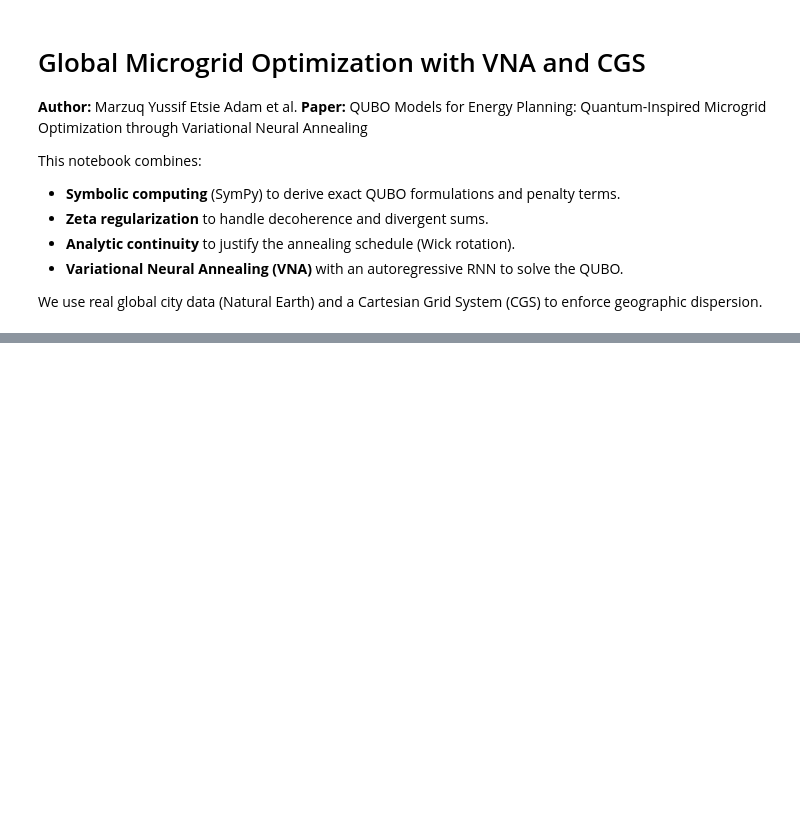
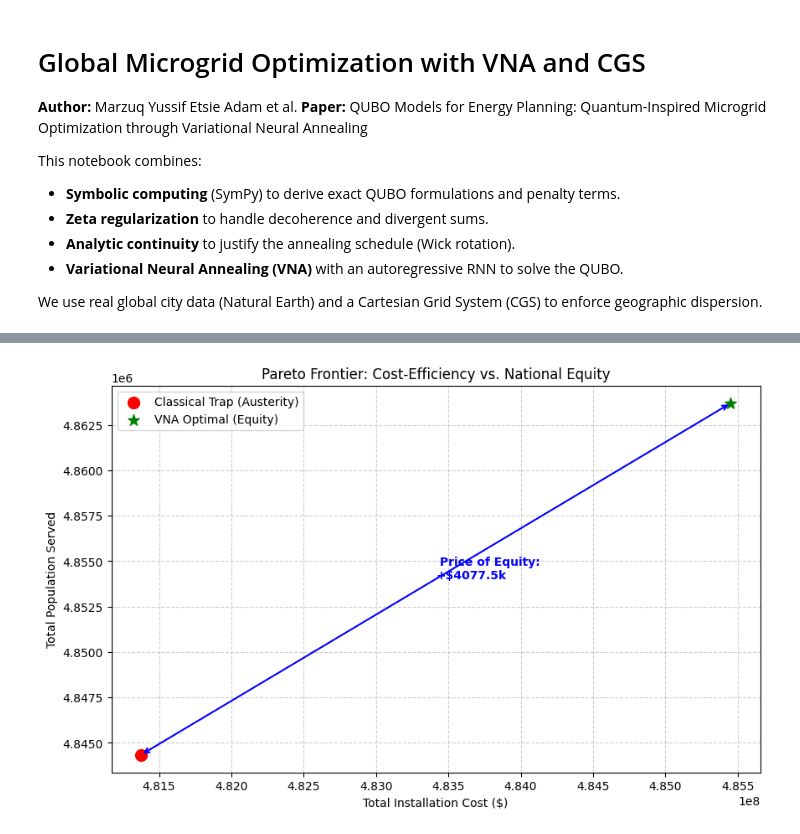
Before and after one commit to Marzuq-sci/Africa-Quantum-Revolution, a Jupyter notebook: VNA_Large_scale.ipynb, the cells around one changed output, grey strips where cells are left out. Drawn from its saved outputs; the diff is of its cells as text; code cells hidden in the pictures; blank space fills up the shorter version.

```diff
--- a/VNA_Large_scale.ipynb
+++ b/VNA_Large_scale.ipynb
@@ -213,0 +214,71 @@ Step    0 | T=9.9900 | Energy=-4195.64 | Entropy=3465.57 | Free=-38851.34
+# %%
+import pandas as pd
+import numpy as np
+import matplotlib.pyplot as plt
+
+def perform_pareto_analysis(df, final_config):
+    """
+    Calculates the 'Price of Equity' and benchmarks VNA against a
+    classical Greedy (Austerity) baseline as described in the paper.
+    """
+    # 1. Extract VNA Metrics from the final ground state configuration
+    df['vna_selected'] = final_config
+    vna_results = {
+        'cost': df[df['vna_selected'] == 1]['cost'].sum(),
+        'pop': df[df['vna_selected'] == 1]['pop'].sum(),
+        'regions': df[df['vna_selected'] == 1]['cell_id'].nunique(),
+        'total_sites': df['vna_selected'].sum()
+    }
+
+    # 2. Simulate Classical Greedy Baseline (The "Oromia Sinkhole" / Austerity Trap)
+    # This selects the N most 'cost-efficient' sites regardless of regional equity
+    df['efficiency'] = df['pop'] / (df['cost'] + 1e-6)
+    greedy_n = int(vna_results['total_sites'])
+    greedy_indices = df.sort_values(by='efficiency', ascending=False).head(greedy_n).index
+
+    greedy_results = {
+        'cost': df.loc[greedy_indices, 'cost'].sum(),
+        'pop': df.loc[greedy_indices, 'pop'].sum(),
+        'regions': df.loc[greedy_indices, 'cell_id'].nunique()
+    }
+
+    # 3. Calculate "Price of Equity" [Cite: 874]
+    # The fiscal delta required to move from a single-region trap to national equity
+    price_of_equity = vna_results['cost'] - greedy_results['cost']
+    pop_gain = vna_results['pop'] - greedy_results['pop']
+
+    print("-" * 30)
+    print("PARETO ANALYSIS RESULTS")
+    print("-" * 30)
+    print(f"VNA Optimal Cost:    ${vna_results['cost']:,.2f}")
+    print(f"Greedy Baseline Cost: ${greedy_results['cost']:,.2f}")
+    print(f"\033[1mPrice of Equity:     ${price_of_equity:,.2f}\033[0m")
+    print("-" * 30)
+    print(f"Regional Coverage Gain: {vna_results['regions']} regions vs {greedy_results['regions']}")
+    print(f"Additional Citizens Reached: {int(pop_gain):,}")
+    print("-" * 30)
+
+    # 4. Visualize the Pareto Frontier [Cite: 872]
+    plt.figure(figsize=(10, 6))
+    plt.scatter(greedy_results['cost'], greedy_results['pop'], color='red', s=100, label='Classical Trap (Austerity)')
+    plt.scatter(vna_results['cost'], vna_results['pop'], color='green', s=100, marker='*', label='VNA Optimal (Equity)')
+
+    # Annotate the "Price of Equity" gap
+    plt.annotate('', xy=(vna_results['cost'], vna_results['pop']),
+                 xytext=(greedy_results['cost'], greedy_results['pop']),
+                 arrowprops=dict(arrowstyle='<->', color='blue', lw=1.5))
+    plt.text((vna_results['cost'] + greedy_results['cost'])/2,
+             (vna_results['pop'] + greedy_results['pop'])/2,
+             f" Price of Equity:\n+${price_of_equity/1e3:.1f}k", color='blue', fontweight='bold')
+
+    plt.title('Pareto Frontier: Cost-Efficiency vs. National Equity')
+    plt.xlabel('Total Installation Cost ($)')
+    plt.ylabel('Total Population Served')
+    plt.legend()
+    plt.grid(True, linestyle='--', alpha=0.6)
+    plt.savefig('pareto_analysis.png', dpi=300)
+    plt.show()
+
+final_x = model.sample(N, 1, device).squeeze().cpu().numpy()
+perform_pareto_analysis(df, final_x)
+# %% [output]
@@ -213,0 +295 @@ Step    0 | T=9.9900 | Energy=-4195.64 | Entropy=3465.57 | Free=-38851.34
+[figure, added]
```
Also changed, not shown: parts of 2 cells of this notebook.
